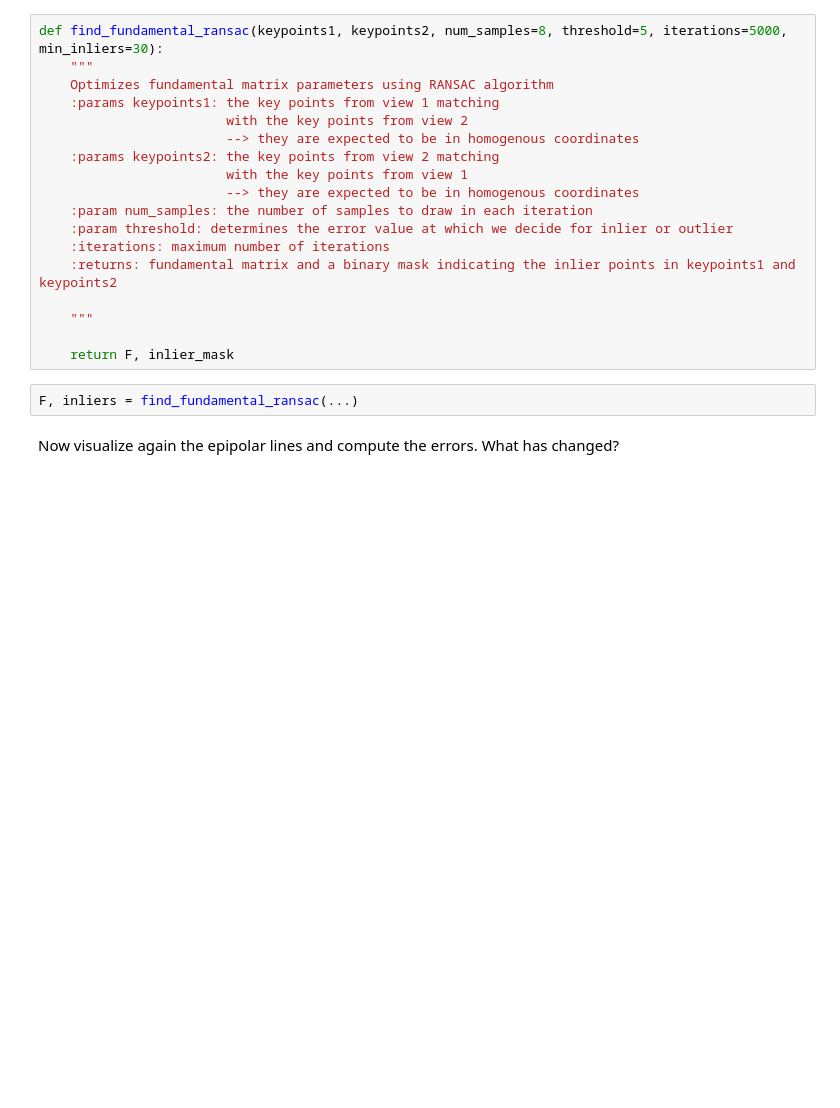
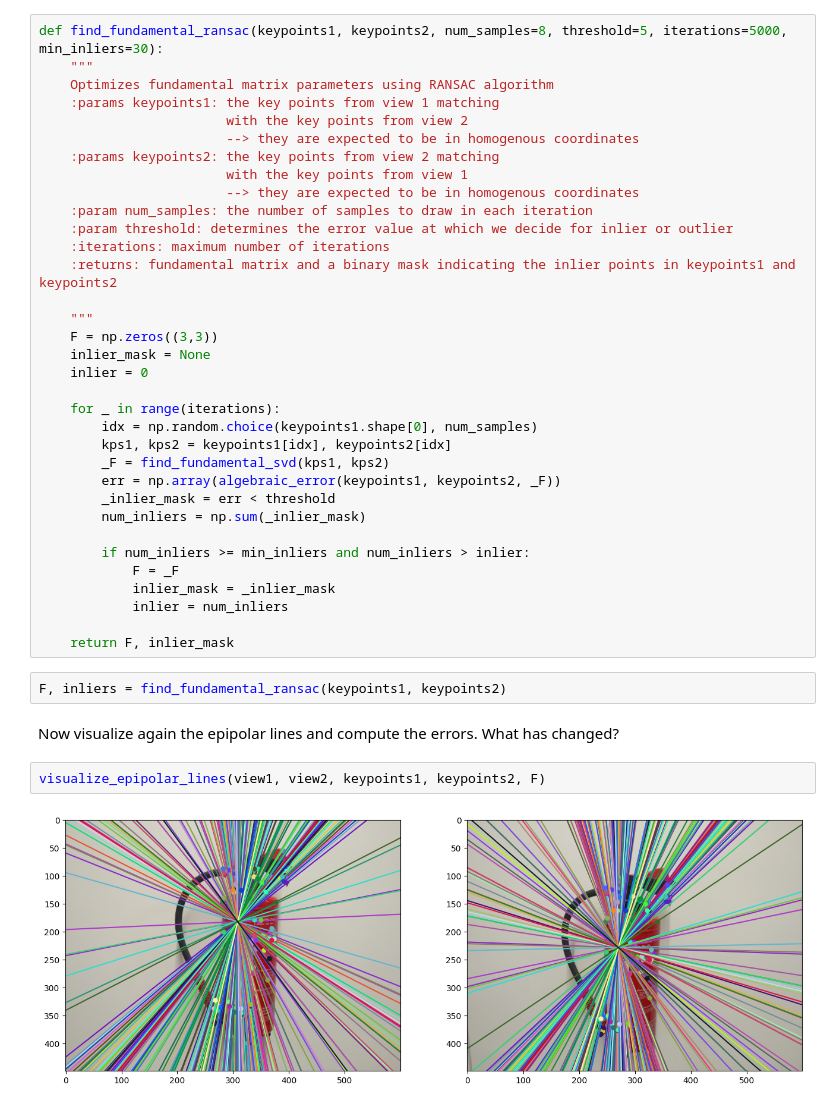
Before and after one commit to HeyuanChi/3dcv-students-24ws, a Jupyter notebook: 5.0-tl-fundamental-matrix.ipynb, the cells around one changed output. Drawn from its saved outputs; the diff is of its cells as text; blank space fills up the shorter version.

Commit message:
feat: RANSAC

```diff
--- a/5.0-tl-fundamental-matrix.ipynb
+++ b/5.0-tl-fundamental-matrix.ipynb
@@ -210,9 +210,29 @@ def find_fundamental_ransac(keypoints1, keypoints2, num_samples=8, threshold=5,
     :returns: fundamental matrix and a binary mask indicating the inlier points in keypoints1 and keypoints2
 
     """
+    F = np.zeros((3,3))
+    inlier_mask = None
+    inlier = 0
+
+    for _ in range(iterations):
+        idx = np.random.choice(keypoints1.shape[0], num_samples)
+        kps1, kps2 = keypoints1[idx], keypoints2[idx]
+        _F = find_fundamental_svd(kps1, kps2)
+        err = np.array(algebraic_error(keypoints1, keypoints2, _F))
+        _inlier_mask = err < threshold
+        num_inliers = np.sum(_inlier_mask)
+
+        if num_inliers >= min_inliers and num_inliers > inlier:
+            F = _F
+            inlier_mask = _inlier_mask
+            inlier = num_inliers
 
     return F, inlier_mask
 # %%
-F, inliers = find_fundamental_ransac(...)
+F, inliers = find_fundamental_ransac(keypoints1, keypoints2)
 # %% [markdown]
 Now visualize again the epipolar lines and compute the errors. What has changed?
+# %%
+visualize_epipolar_lines(view1, view2, keypoints1, keypoints2, F)
+# %% [output]
+[figure, added]
```
Also changed, not shown: parts of 4 cells of this notebook.
